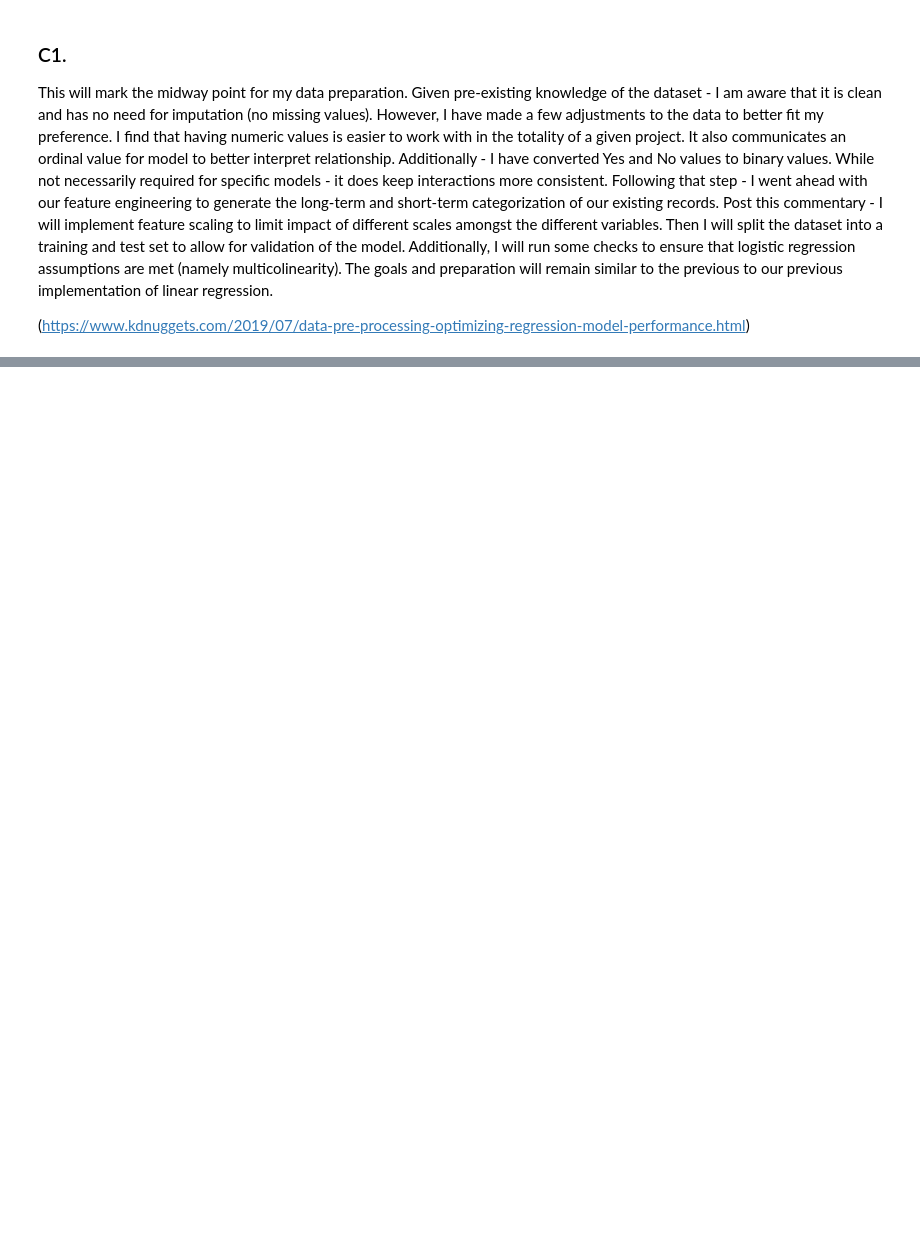
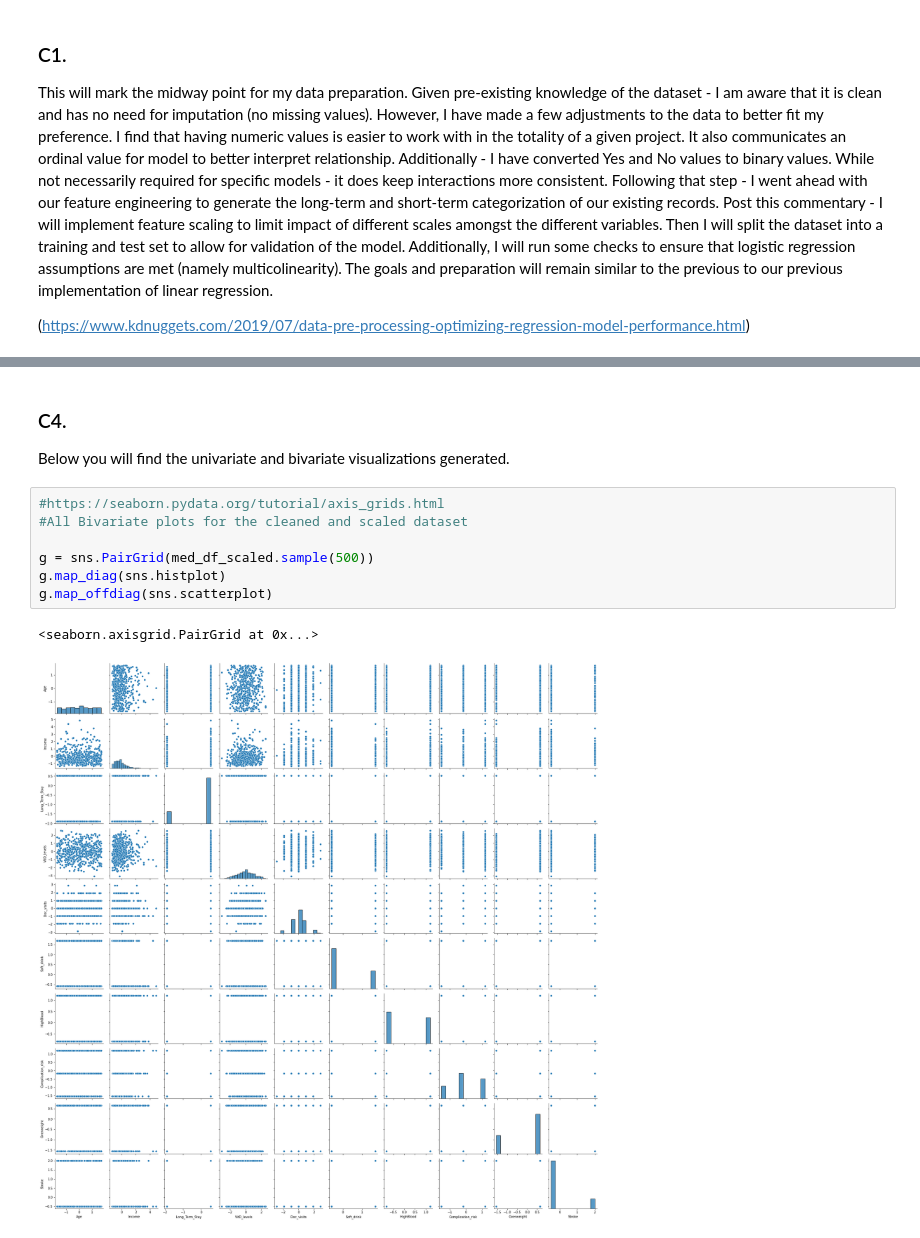
Before and after one commit to JacobRColp/WGU, a Jupyter notebook: D209/D208-Jcolp-2.ipynb, the cells around one changed output, grey strips where cells are left out. Drawn from its saved outputs; the diff is of its cells as text; blank space fills up the shorter version.

```diff
--- a/D209/D208-Jcolp-2.ipynb
+++ b/D209/D208-Jcolp-2.ipynb
@@ -174,0 +248,14 @@ Summary statistics can be found in the second cell following our imports. They w
+# %% [markdown]
+<h3>C4.</h3>
+
+Below you will find the univariate and bivariate visualizations generated.
+# %%
+#https://seaborn.pydata.org/tutorial/axis_grids.html
+#All Bivariate plots for the cleaned and scaled dataset
+
+g = sns.PairGrid(med_df_scaled.sample(500))
+g.map_diag(sns.histplot)
+g.map_offdiag(sns.scatterplot)
+# %% [output]
+<seaborn.axisgrid.PairGrid at 0x...>
+[figure, added]
```
Also changed, not shown: parts of 8 cells of this notebook.
